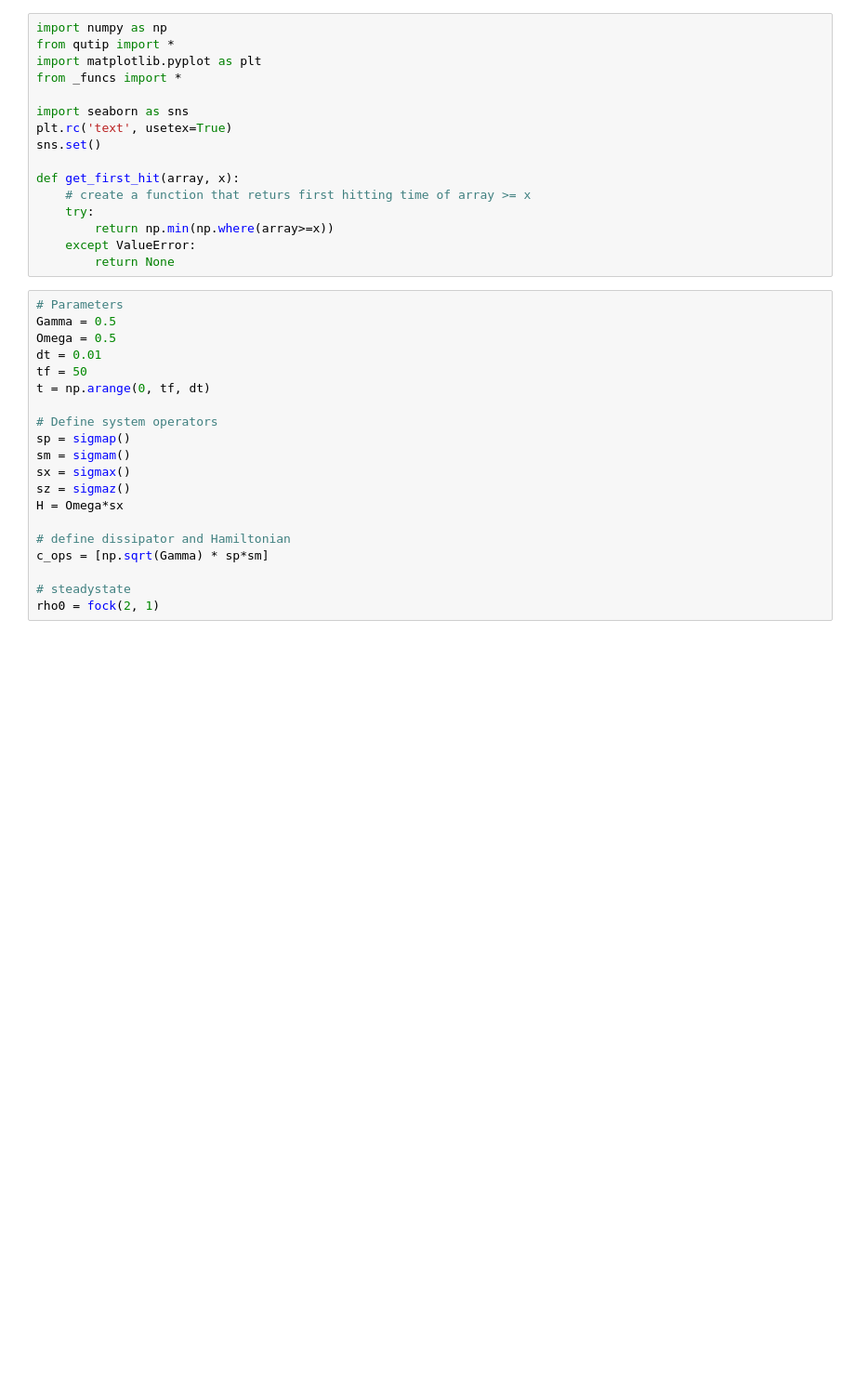
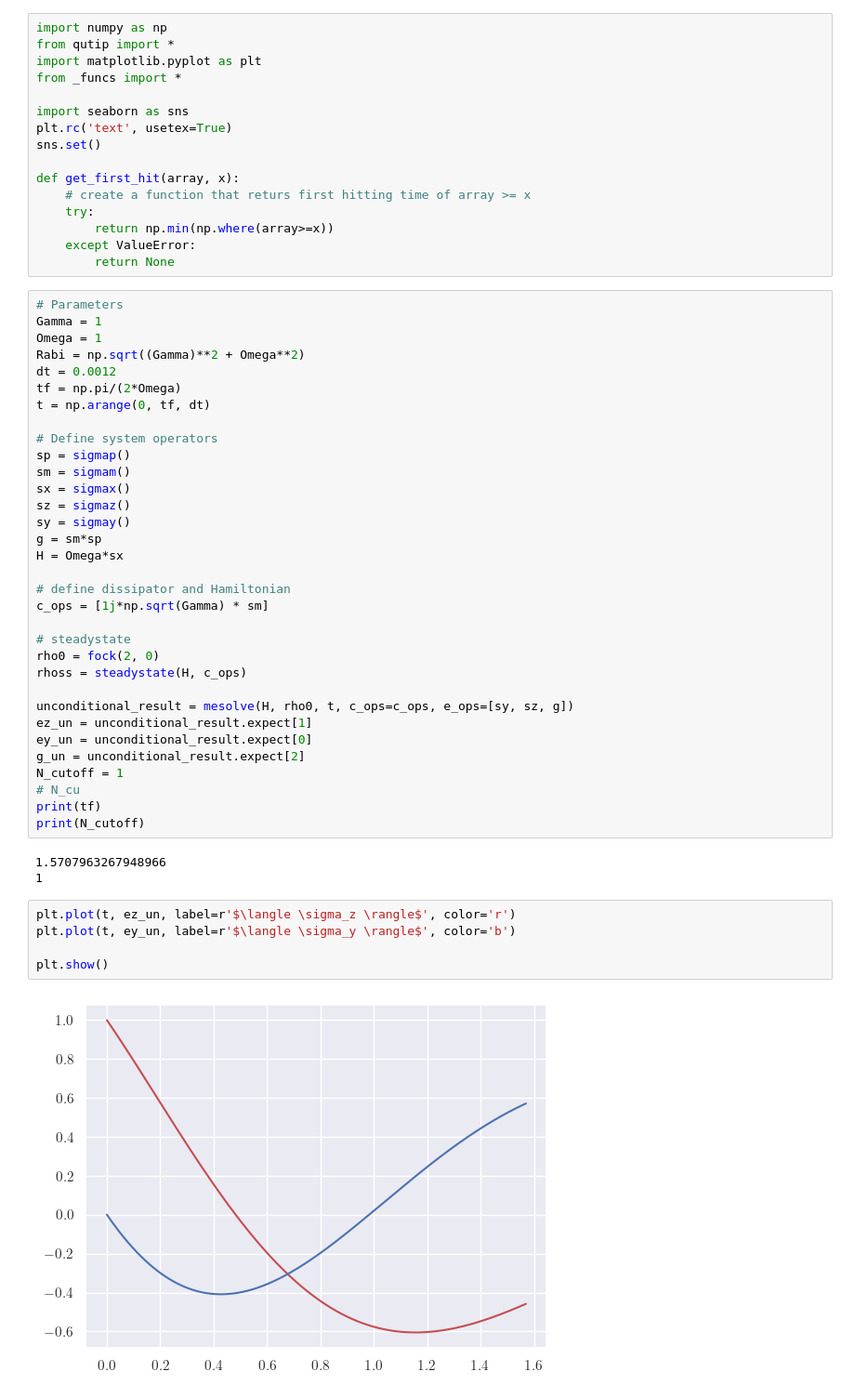
Before and after one commit to mikeal888/First_Passage_Times, a Jupyter notebook: Gambling_demon.ipynb, the cells around one changed output. Shown: that part at 93% size. Drawn from its saved outputs; the diff is of its cells as text; blank space fills up the shorter version.

```diff
--- a/Gambling_demon.ipynb
+++ b/Gambling_demon.ipynb
@@ -22,10 +29,11 @@ def get_first_hit(array, x):
         return None
 # %%
 # Parameters
-Gamma = 0.5
-Omega = 0.5
-dt = 0.01
-tf = 50
+Gamma = 1
+Omega = 1
+Rabi = np.sqrt((Gamma)**2 + Omega**2)
+dt = 0.0012
+tf = np.pi/(2*Omega)
 t = np.arange(0, tf, dt)
 
 # Define system operators
@@ -33,10 +41,32 @@ sp = sigmap()
 sm = sigmam()
 sx = sigmax()
 sz = sigmaz()
+sy = sigmay()
+g = sm*sp
 H = Omega*sx
 
 # define dissipator and Hamiltonian
-c_ops = [np.sqrt(Gamma) * sp*sm]
+c_ops = [1j*np.sqrt(Gamma) * sm]
 
 # steadystate
-rho0 = fock(2, 1)
+rho0 = fock(2, 0)
+rhoss = steadystate(H, c_ops)
+
+unconditional_result = mesolve(H, rho0, t, c_ops=c_ops, e_ops=[sy, sz, g])
+ez_un = unconditional_result.expect[1]
+ey_un = unconditional_result.expect[0]
+g_un = unconditional_result.expect[2]
+N_cutoff = 1
+# N_cu
+print(tf)
+print(N_cutoff)
+# %% [output]
+1.5707963267948966
+1
+# %%
+plt.plot(t, ez_un, label=r'$\langle \sigma_z \rangle$', color='r')
+plt.plot(t, ey_un, label=r'$\langle \sigma_y \rangle$', color='b')
+
+plt.show()
+# %% [output]
+[figure, added]
```
Also changed, not shown: parts of 15 cells of this notebook, 7 other files.
